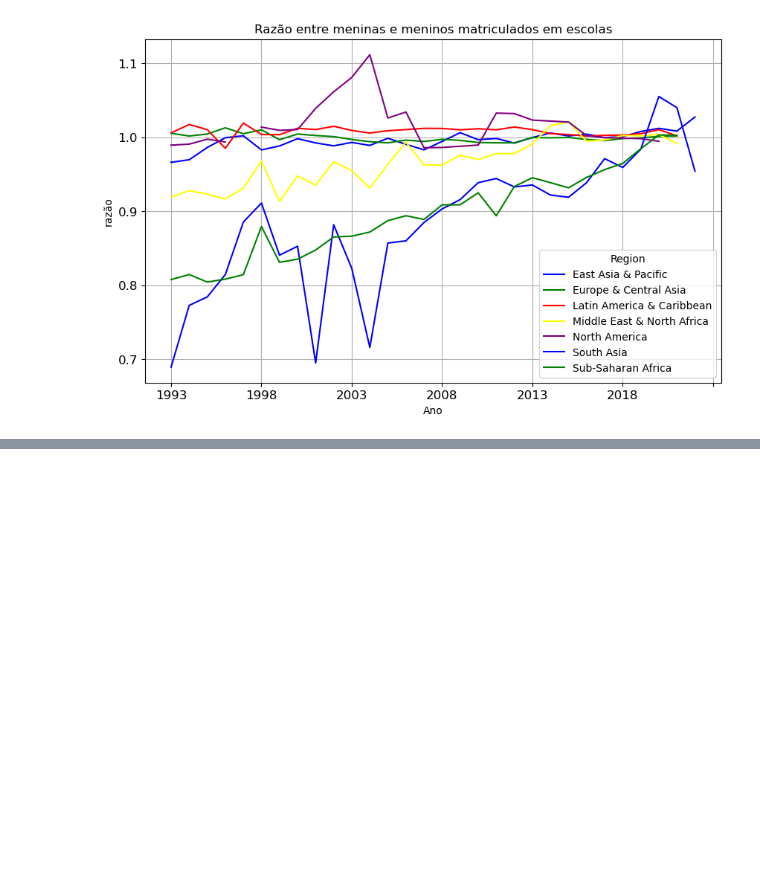
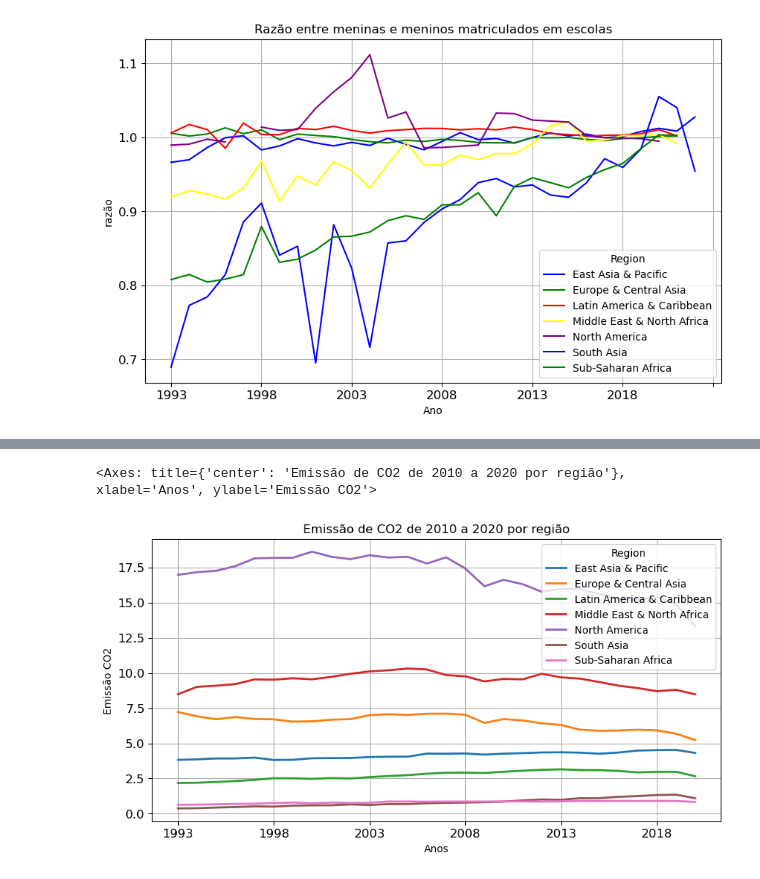
Before and after one commit to renatofreitasRR/TecnicasProgramacaoAda, a Jupyter notebook: 02 - analises.ipynb, the cells around one changed output, grey strips where cells are left out. Drawn from its saved outputs; the diff is of its cells as text; code cells hidden in the pictures; blank space fills up the shorter version.

```diff
--- a/02 - analises.ipynb
+++ b/02 - analises.ipynb
@@ -287,0 +364,4 @@ regioes_escola.T.plot(kind='line', figsize=(10, 6), grid=True, title='Razão ent
+# %%
+anos_valores = {str(ano): 'mean' for ano in range(1993, 2021)}
+regioes = emitentes.groupby('Region').agg(anos_valores)
+regioes
@@ -287,0 +379,5 @@ regioes_escola.T.plot(kind='line', figsize=(10, 6), grid=True, title='Razão ent
+# %%
+regioes.T.plot( legend = True, title = "Emissão de CO2 de 2010 a 2020 por região", figsize = (10, 5), grid = True, linewidth = 2, xlabel = "Anos", ylabel = "Emissão CO2", fontsize = 12)
+# %% [output]
+<Axes: title={'center': 'Emissão de CO2 de 2010 a 2020 por região'}, xlabel='Anos', ylabel='Emissão CO2'>
+[figure, added]
```
Also changed, not shown: parts of 16 cells of this notebook, 2 other files.
